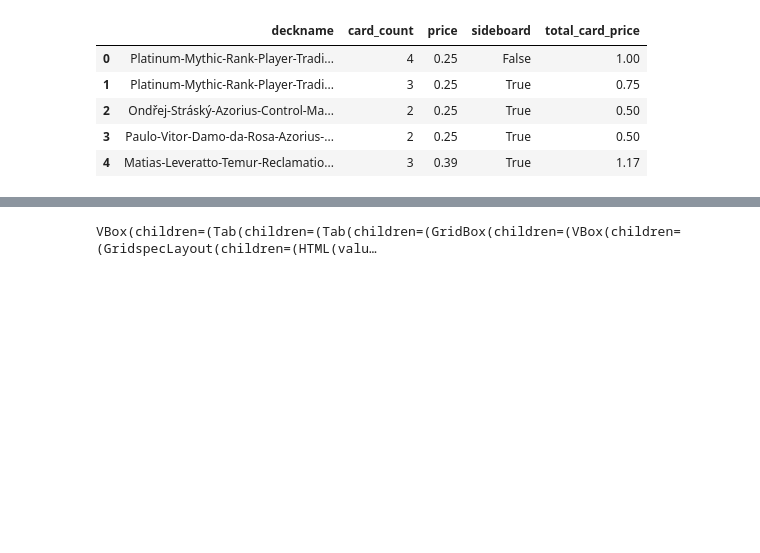
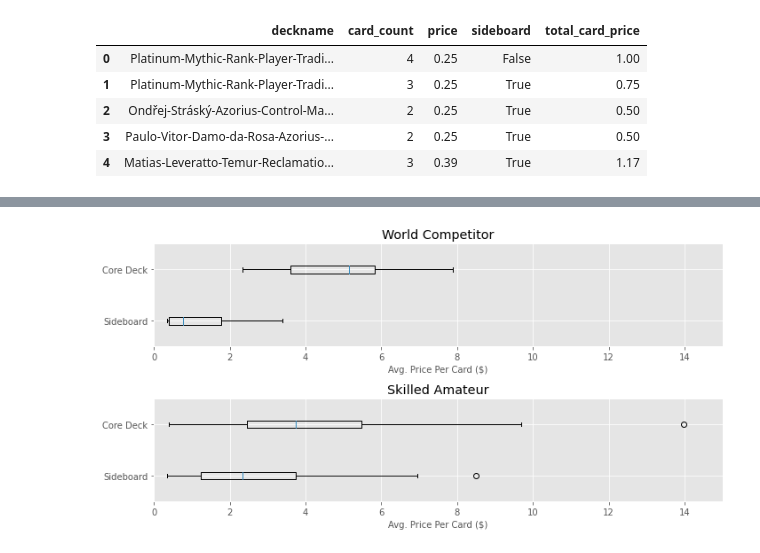
Before and after one commit to qitoahc/PayToWin_or_PayToPlay, a Jupyter notebook: notebooks/Deck price comparison.ipynb, the cells around one changed output, grey strips where cells are left out. Drawn from its saved outputs; the diff is of its cells as text; code cells hidden in the pictures; blank space fills up the shorter version.

```diff
--- a/notebooks/Deck price comparison.ipynb
+++ b/notebooks/Deck price comparison.ipynb
@@ -183,8 +217,30 @@ rare
 # %%
-from pandas_profiling import ProfileReport
+def box_plots(axes, df, series, categories, xlab, ylab, xrange):
+    """
+    Parameters:
+        df = dataframe
+            Contains the data series (as identified by series parameter) to be plotted on the same graph for a given category.
+        series = dict
+        categories = dict
+            filter graph and data
+    """
+    fsize = 10
+    category_field = categories['category']
+    for i, cat in enumerate(list(categories.keys())[1:]):
+        #for box, label in series.items():
+        axes[i].boxplot(df.loc[df[category_field] == cat,series.keys()], labels = series.values(), vert = False)
+        axes[i].set_title(categories[cat])
+        axes[i].set_xlabel(xlab, fontsize = fsize)
+        axes[i].set_xlim([xrange[0], xrange[-1]+1])
+    fig.tight_layout()
+    plt.show()
 # %%
-profile = ProfileReport(card_df, title='Pandas Profiling Report')
+fig, axes = plt.subplots(len(categories)-1, figsize=(10,5))
+box_plots(axes, deck_prices, series, categories, x, y, bins)
+# %% [output]
+[figure, added]
 # %%
-profile.to_widgets()
+# Then plot the distributions of each select deck pricing group to compare the two.
+# then do hypothesis test.
+# ideally some scatters between price and other variables to see any kind of trend... and then pick sample from
+#core cards to create 'at random deck' to see what would generate.
-# %% [output]
-VBox(children=(Tab(children=(Tab(children=(GridBox(children=(VBox(children=(GridspecLayout(children=(HTML(valu…
```
Also changed, not shown: parts of 18 cells of this notebook, 1 other file.
